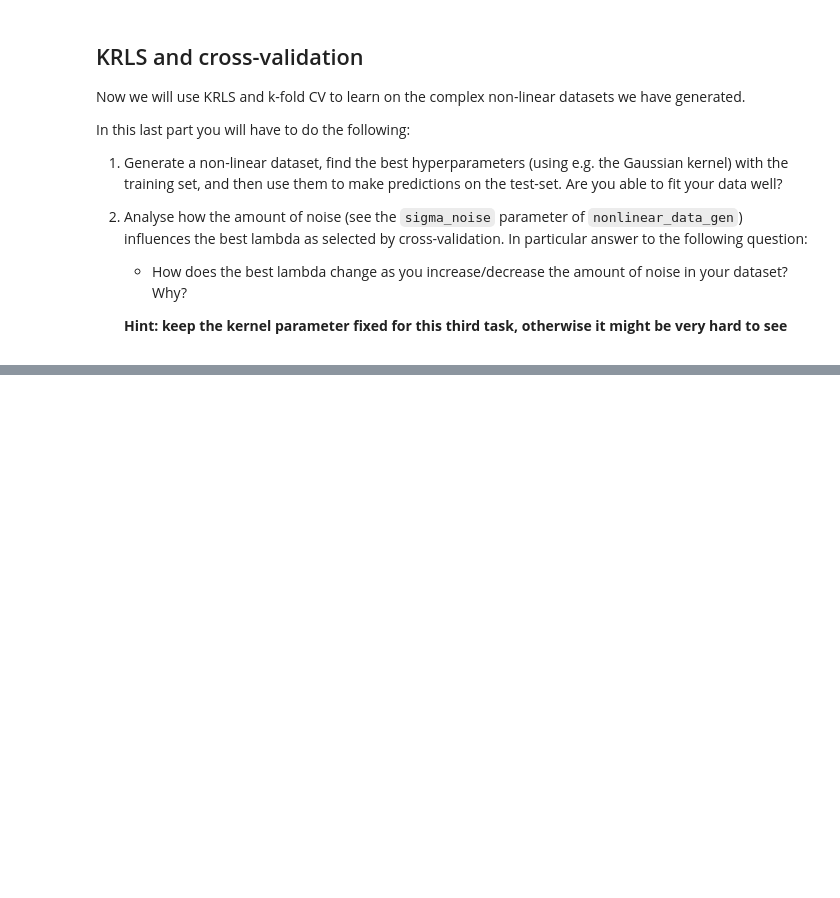
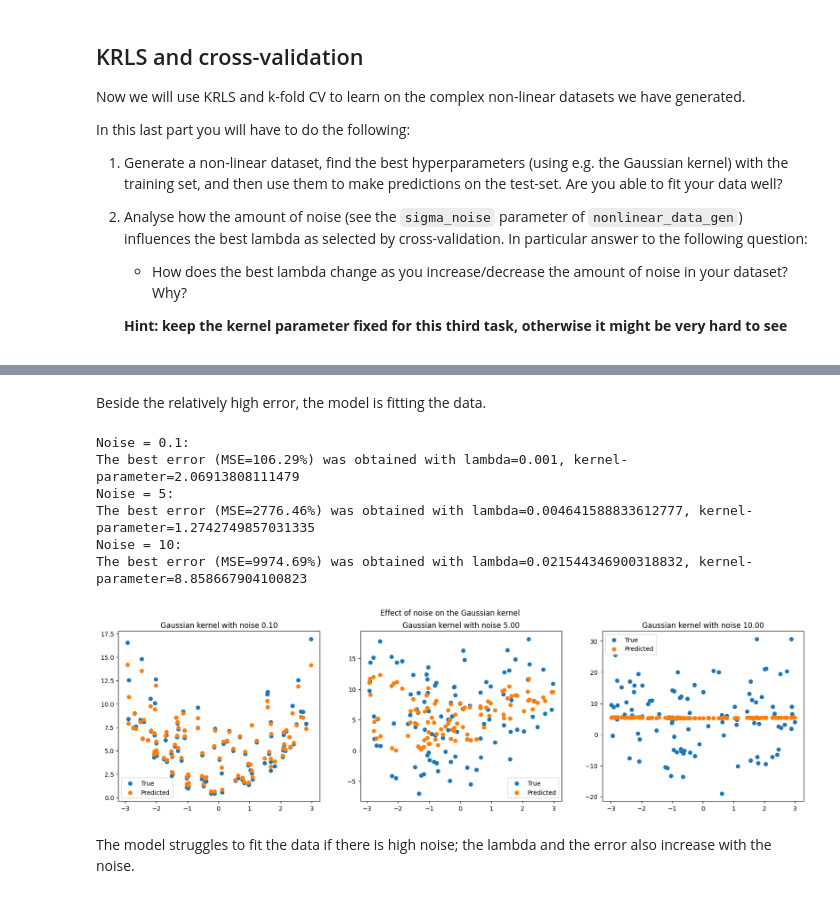
Before and after one commit to girofex/Machine-Learning-Algorithms, a Jupyter notebook: Lab5-KRLS.ipynb, the cells around one changed output, grey strips where cells are left out. Drawn from its saved outputs; the diff is of its cells as text; code cells hidden in the pictures; blank space fills up the shorter version.

```diff
--- a/Lab5-KRLS.ipynb
+++ b/Lab5-KRLS.ipynb
@@ -371,0 +377,30 @@ ValueError: XA and XB must have the same number of columns (i.e. feature dimensi
+# %% [markdown]
+Beside the relatively high error, the model is fitting the data.
+# %%
+# TODO: Analyse the effect of noise!
+plt.figure(figsize=(20, 5))
+plt.suptitle("Effect of noise on the Gaussian kernel")
+
+for i, noise in enumerate([0.1, 5, 10], start=1):
+    x_tr, y_tr = nonlinear_data_gen(100, 2, -3, 3, noise)
+    print(f"Noise = {noise}: ")
+
+    best_reg_par, best_kernel_par, best_err = krls_kfoldcv(x_tr, y_tr, num_folds, reg_par_list, kernel_type, kernel_par_list)
+    w = krls_train(x_tr, y_tr, best_reg_par, 'gaussian', best_kernel_par)
+    pred_tr = krls_predict(x_tr, x_tr, w, 'gaussian', best_kernel_par)
+
+    plt.subplot(1, 3, i)
+    plt.scatter(x_tr[:, 0], y_tr, label="True")
+    plt.scatter(x_tr[:, 0], pred_tr, label="Predicted")
+    plt.legend(loc="best");
+    plt.title("Gaussian kernel with noise %.2f" % noise)
+# %% [output]
+Noise = 0.1:
+The best error (MSE=106.29%) was obtained with lambda=0.001, kernel-parameter=2.06913808111479
+Noise = 5:
+The best error (MSE=2776.46%) was obtained with lambda=0.004641588833612777, kernel-parameter=1.2742749857031335
+Noise = 10:
+The best error (MSE=9974.69%) was obtained with lambda=0.021544346900318832, kernel-parameter=8.858667904100823
+[figure, added]
+# %% [markdown]
+The model struggles to fit the data if there is high noise; the lambda and the error also increase with the noise.
```
Also changed, not shown: parts of 5 cells of this notebook.
